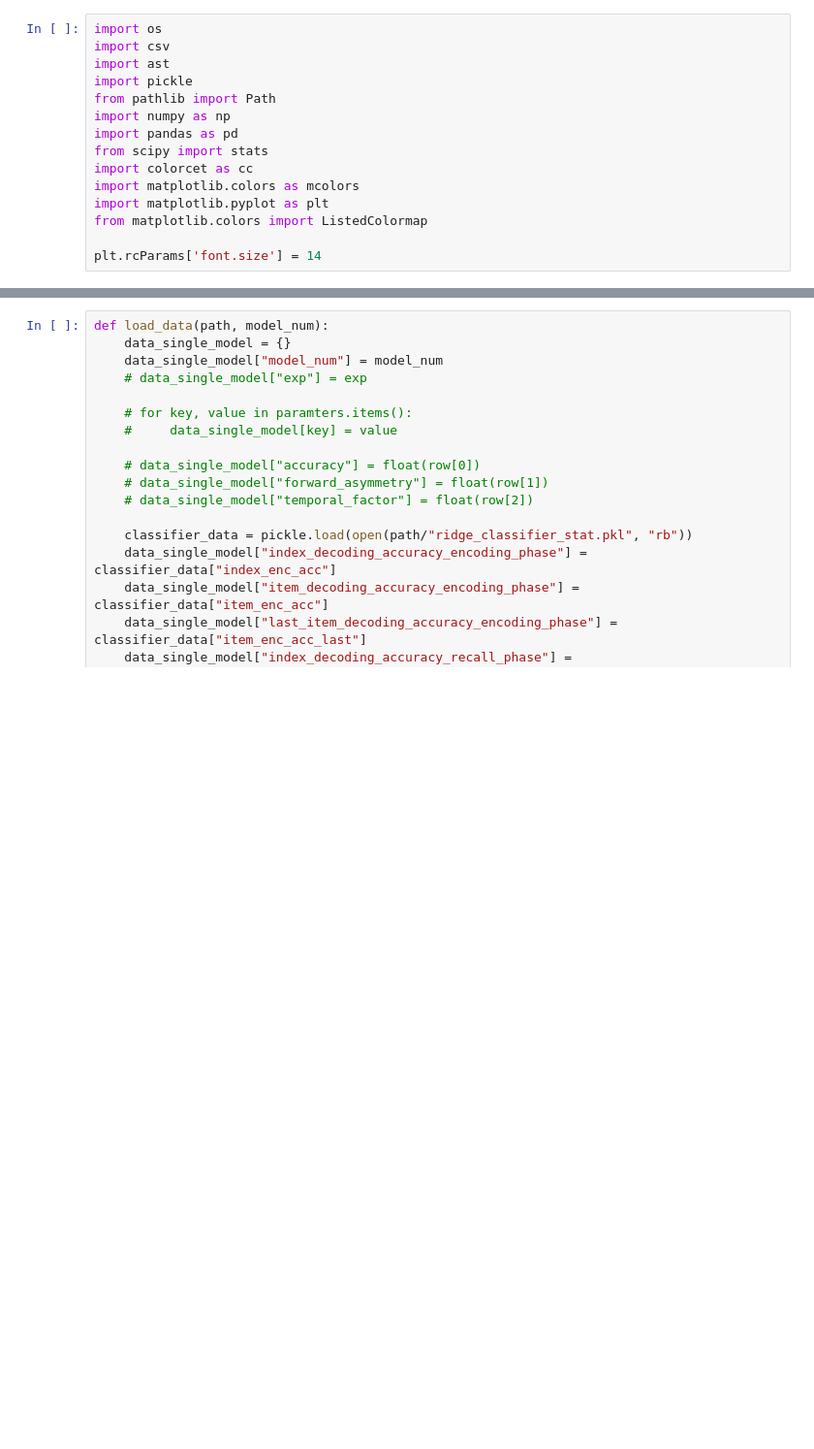
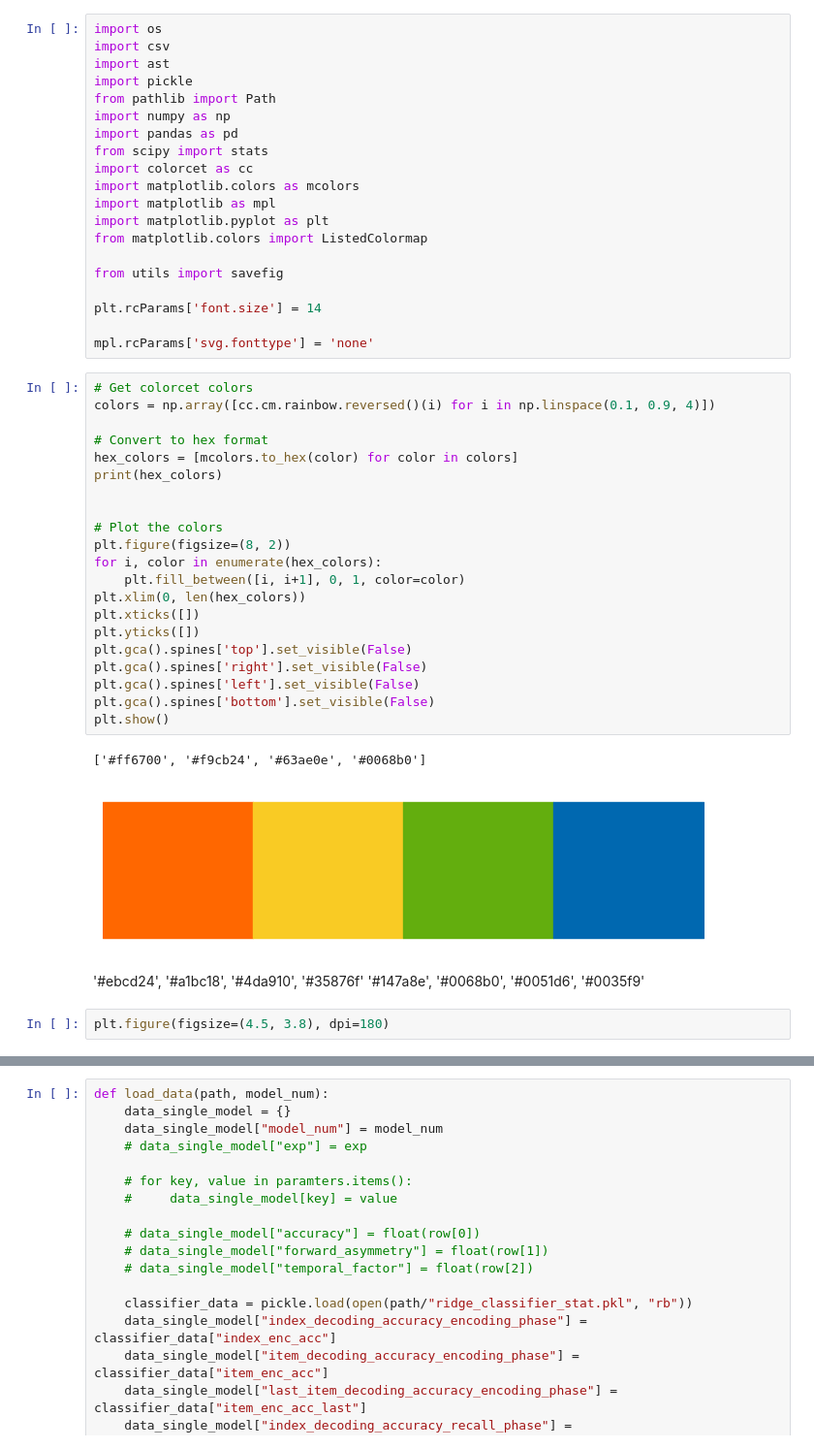
Before and after one commit to Veritaria/rnn-free-recall, a Jupyter notebook: plots_notebooks/analysis_cfr_keyvalue.ipynb, the cells around one changed output, grey strips where cells are left out. Shown at 97% size. Cells and saved outputs as stored; diff of their text form; blank space fills up the shorter version.

```diff
--- a/plots_notebooks/analysis_cfr_keyvalue.ipynb
+++ b/plots_notebooks/analysis_cfr_keyvalue.ipynb
@@ -9,7 +9,41 @@ import pandas as pd
 from scipy import stats
 import colorcet as cc
 import matplotlib.colors as mcolors
+import matplotlib as mpl
 import matplotlib.pyplot as plt
 from matplotlib.colors import ListedColormap
 
+from utils import savefig
+
 plt.rcParams['font.size'] = 14
+
+mpl.rcParams['svg.fonttype'] = 'none'
+# %%
+# Get colorcet colors
+colors = np.array([cc.cm.rainbow.reversed()(i) for i in np.linspace(0.1, 0.9, 4)])
+
+# Convert to hex format
+hex_colors = [mcolors.to_hex(color) for color in colors]
+print(hex_colors)
+
+
+# Plot the colors
+plt.figure(figsize=(8, 2))
+for i, color in enumerate(hex_colors):
+    plt.fill_between([i, i+1], 0, 1, color=color)
+plt.xlim(0, len(hex_colors))
+plt.xticks([])
+plt.yticks([])
+plt.gca().spines['top'].set_visible(False)
+plt.gca().spines['right'].set_visible(False)
+plt.gca().spines['left'].set_visible(False)
+plt.gca().spines['bottom'].set_visible(False)
+plt.show()
+# %% [output]
+['#ff6700', '#f9cb24', '#63ae0e', '#0068b0']
+[figure, added]
+# %% [markdown]
+'#ebcd24', '#a1bc18', '#4da910', '#35876f'
+'#147a8e', '#0068b0', '#0051d6', '#0035f9'
+# %%
+plt.figure(figsize=(4.5, 3.8), dpi=180)
```
Also changed, not shown: parts of 9 cells of this notebook, 26 other files.
